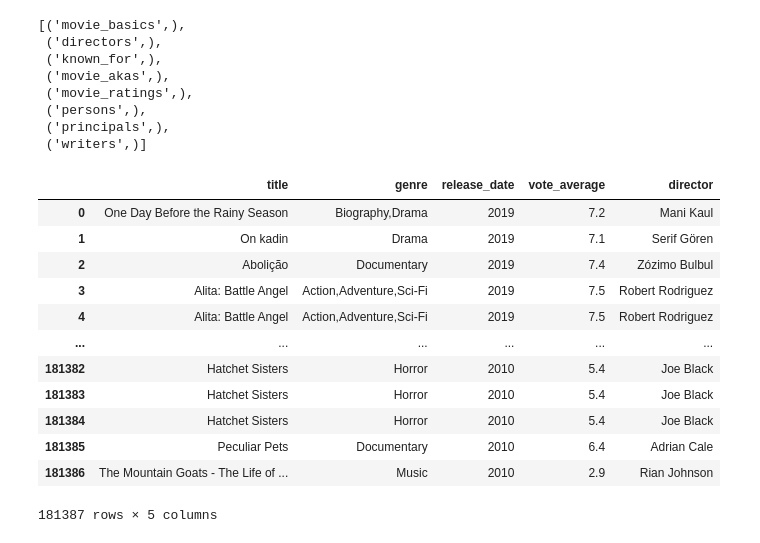
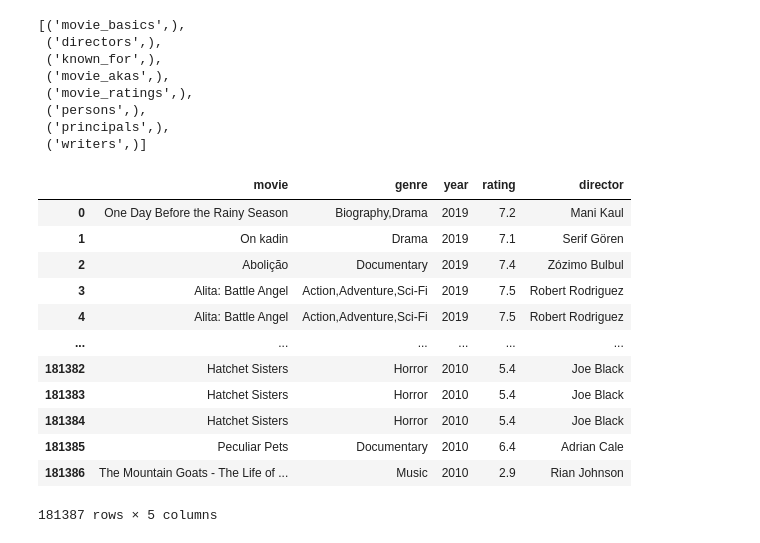
Before and after one commit to VolhaP87/Microsoft_Movie_Analysis, a Jupyter notebook: student.ipynb, the cells around one changed output. Drawn from its saved outputs; the diff is of its cells as text; code cells hidden in the pictures.

```diff
--- a/student.ipynb
+++ b/student.ipynb
@@ -301,24 +330,24 @@ table_names
  ('writers',)]
 # %%
 p = """
-SELECT mb.primary_title AS title,
+SELECT mb.primary_title AS movie,
        mb.genres AS genre,
-       mb.start_year AS release_date,
-       mr.averagerating AS vote_average,
+       mb.start_year AS year,
+       mr.averagerating AS rating,
        p.primary_name AS director
 FROM movie_basics AS mb
 JOIN movie_ratings AS mr
     USING(movie_id)
 JOIN directors as d
     USING(movie_id)
 JOIN persons AS p
     USING(person_id)
 ORDER BY start_year DESC;
 """
 df5 = pd.read_sql(p, conn)
 df5
 # %% [output]
-|  | title | genre | release_date | vote_average | director |
+|  | movie | genre | year | rating | director |
 | 0 | One Day Before the Rainy Season | Biography,Drama | 2019 | 7.2 | Mani Kaul |
 | 1 | On kadin | Drama | 2019 | 7.1 | Serif Gören |
 | 2 | Abolição | Documentary | 2019 | 7.4 | Zózimo Bulbul |
```
Also changed, not shown: parts of 17 cells of this notebook.
